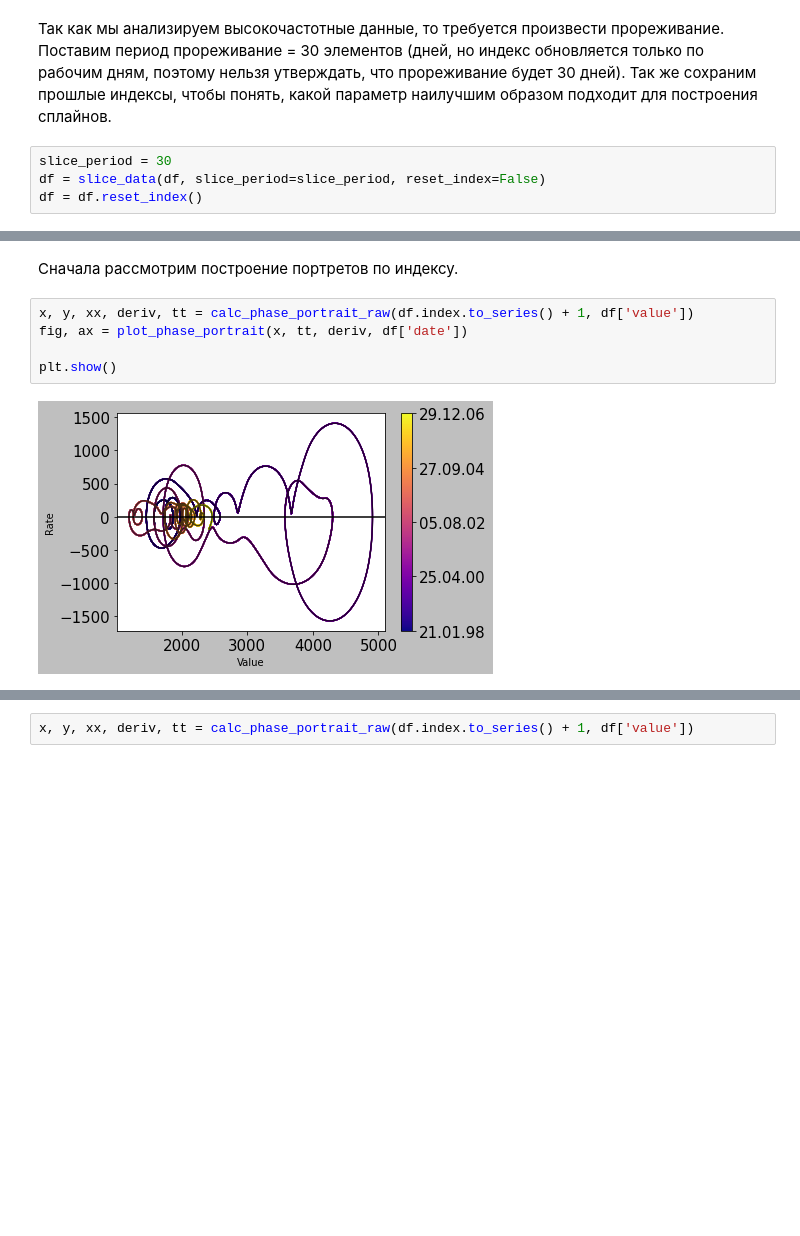
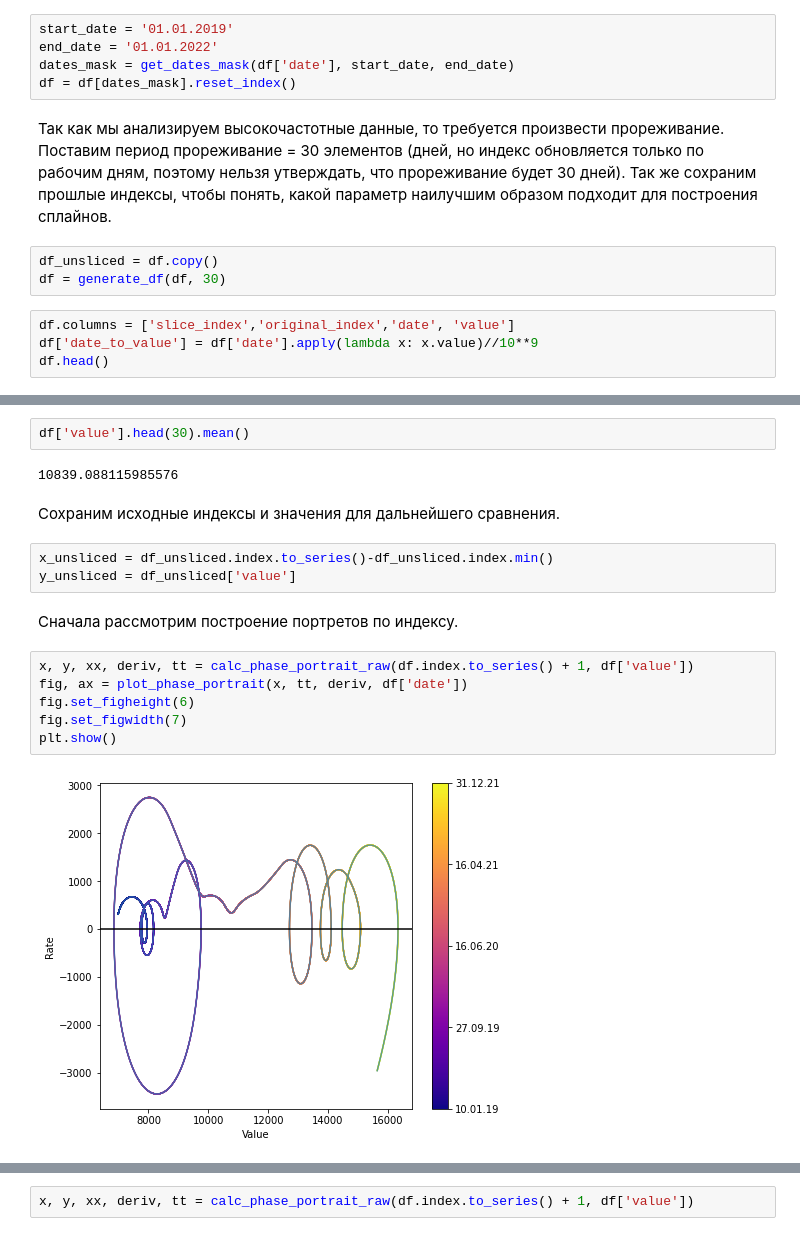
Before and after one commit to Karpovich-alex/phase-portrait-Nasdaq, a Jupyter notebook: analyse_portrait_method.ipynb, the cells around one changed output, grey strips where cells are left out. Saved outputs shown, nothing was run; the diff lists cells and outputs as text; blank space fills up the shorter version.

```diff
--- a/analyse_portrait_method.ipynb
+++ b/analyse_portrait_method.ipynb
@@ -25,6 +21,14 @@ df = df[dates_mask].reset_index(drop=True)
+# %%
+start_date = '01.01.2019'
+end_date = '01.01.2022'
+dates_mask = get_dates_mask(df['date'], start_date, end_date)
+df = df[dates_mask].reset_index()
 # %% [markdown]
 Так как мы анализируем высокочастотные данные, то требуется произвести прореживание. Поставим период прореживание = 30 элементов (дней, но индекс обновляется только по рабочим дням, поэтому нельзя утверждать, что прореживание будет 30 дней). Так же сохраним прошлые индексы, чтобы понять, какой параметр наилучшим образом подходит для построения сплайнов.
-# %%
-slice_period = 30
-df = slice_data(df, slice_period=slice_period, reset_index=False)
-df = df.reset_index()
+# %%
+df_unsliced = df.copy()
+df = generate_df(df, 30)
+# %%
+df.columns = ['slice_index','original_index','date', 'value']
+df['date_to_value'] = df['date'].apply(lambda x: x.value)//10**9
+df.head()
@@ -31,9 +62,19 @@ df = df.reset_index()
+# %%
+df['value'].head(30).mean()
+# %% [output]
+10839.088115985576
+# %% [markdown]
+Сохраним исходные индексы и значения для дальнейшего сравнения.
+# %%
+x_unsliced = df_unsliced.index.to_series()-df_unsliced.index.min()
+y_unsliced = df_unsliced['value']
 # %% [markdown]
 Сначала рассмотрим построение портретов по индексу.
 # %%
 x, y, xx, deriv, tt = calc_phase_portrait_raw(df.index.to_series() + 1, df['value'])
 fig, ax = plot_phase_portrait(x, tt, deriv, df['date'])
-
+fig.set_figheight(6)
+fig.set_figwidth(7)
 plt.show()
 # %% [output]
-[figure, old version]
+[figure, new version]
```
Also changed, not shown: parts of 24 cells of this notebook, 4 other files.
